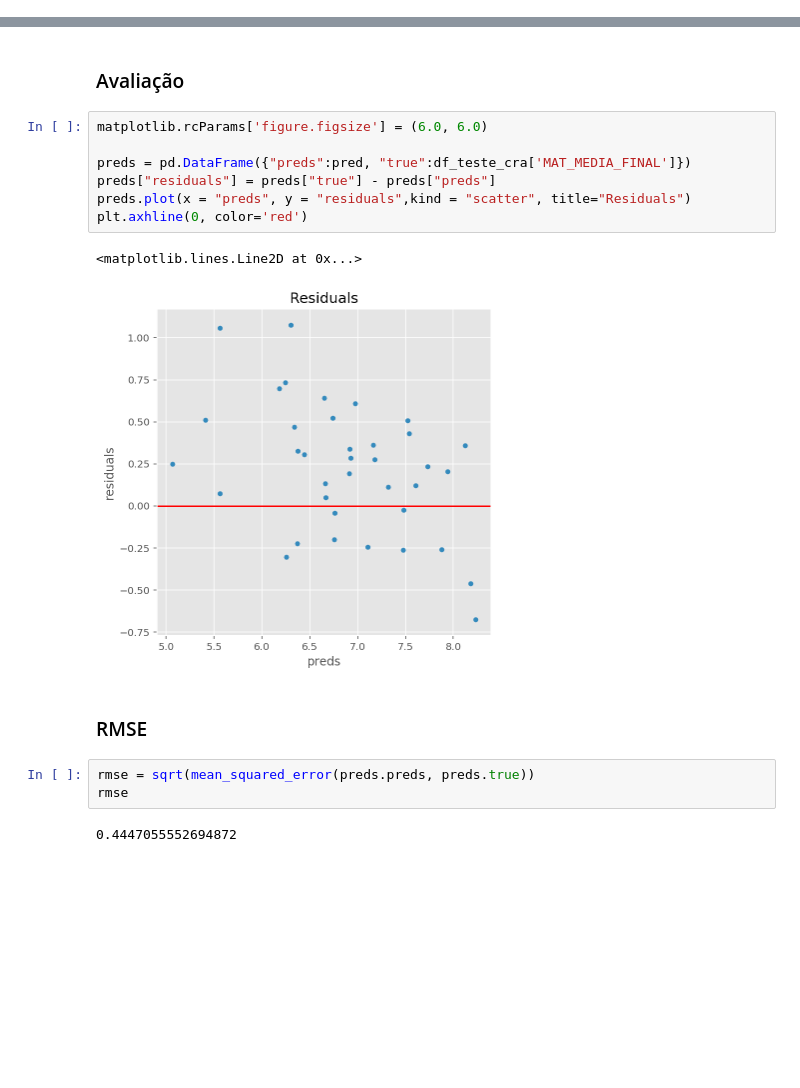
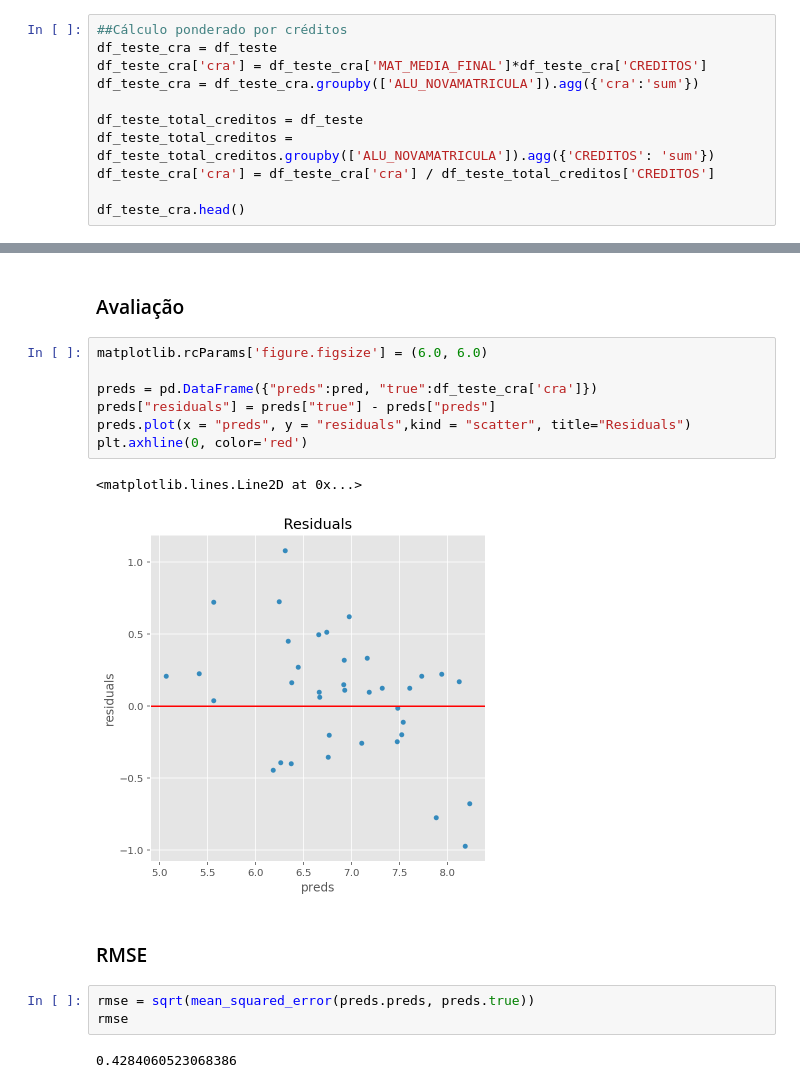
Before and after one commit to antonioricardojr/machine-learning, a Jupyter notebook: gpa-prediction/predicao-cra.ipynb, the cells around one changed output, grey strips where cells are left out. Saved outputs shown, nothing was run; the diff lists cells and outputs as text; blank space fills up the shorter version.

```diff
--- a/gpa-prediction/predicao-cra.ipynb
+++ b/gpa-prediction/predicao-cra.ipynb
@@ -94,0 +74,11 @@ df_teste.head()
+# %%
+##Cálculo ponderado por créditos
+df_teste_cra = df_teste
+df_teste_cra['cra'] = df_teste_cra['MAT_MEDIA_FINAL']*df_teste_cra['CREDITOS']
+df_teste_cra = df_teste_cra.groupby(['ALU_NOVAMATRICULA']).agg({'cra':'sum'})
+
+df_teste_total_creditos = df_teste
+df_teste_total_creditos = df_teste_total_creditos.groupby(['ALU_NOVAMATRICULA']).agg({'CREDITOS': 'sum'})
+df_teste_cra['cra'] = df_teste_cra['cra'] / df_teste_total_creditos['CREDITOS']
+
+df_teste_cra.head()
@@ -138,17 +136,17 @@ resp.to_csv('../data/graduatos_teste_previsao.csv')
 # %%
 matplotlib.rcParams['figure.figsize'] = (6.0, 6.0)
 
-preds = pd.DataFrame({"preds":pred, "true":df_teste_cra['MAT_MEDIA_FINAL']})
+preds = pd.DataFrame({"preds":pred, "true":df_teste_cra['cra']})
 preds["residuals"] = preds["true"] - preds["preds"]
 preds.plot(x = "preds", y = "residuals",kind = "scatter", title="Residuals")
 plt.axhline(0, color='red')
 # %% [output]
 <matplotlib.lines.Line2D at 0x...>
-[figure, old version]
+[figure, new version]
 # %% [markdown]
 ### RMSE
 # %%
 rmse = sqrt(mean_squared_error(preds.preds, preds.true))
 rmse
 # %% [output]
-0.4447055552694872
+0.4284060523068386
```
Also changed, not shown: parts of 3 cells of this notebook, 2 other files.
